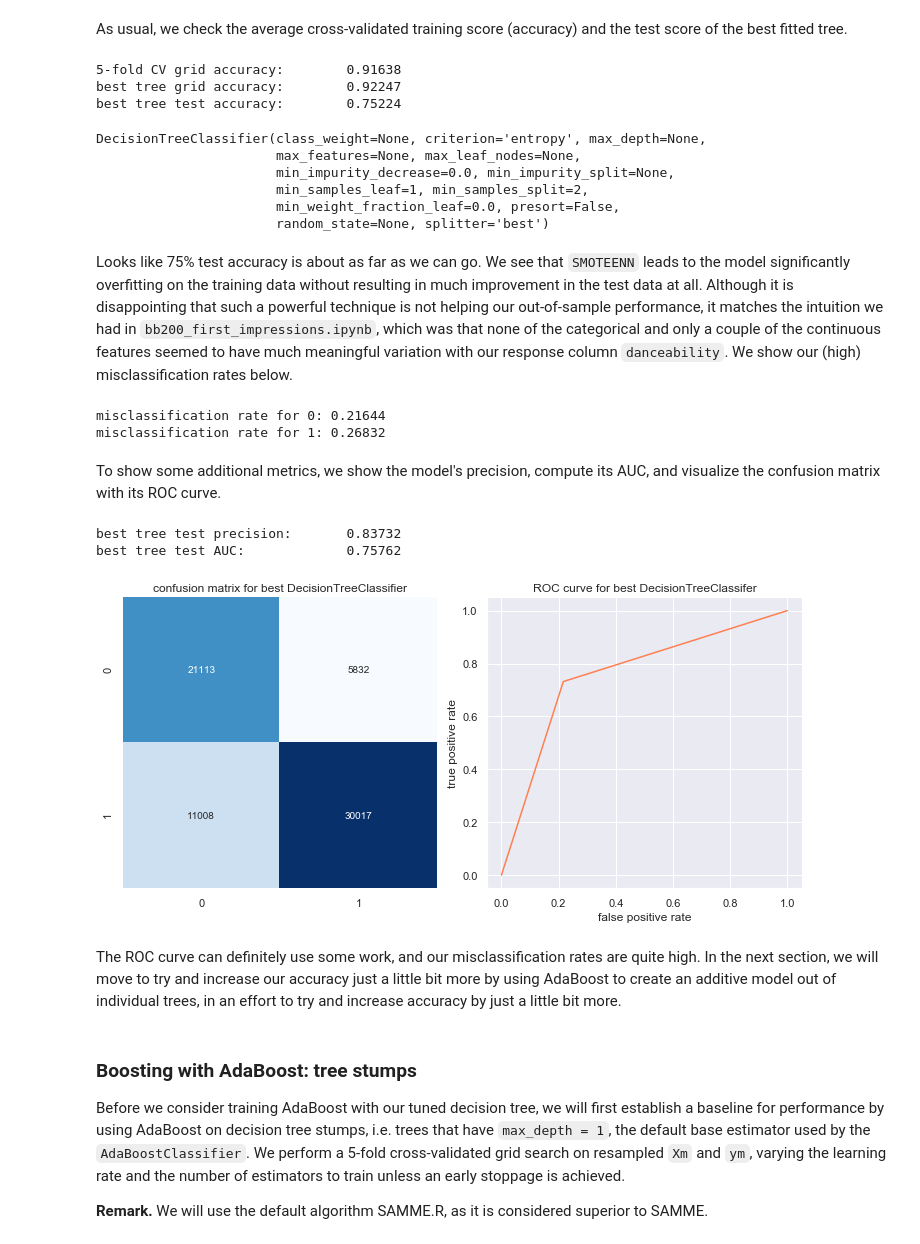
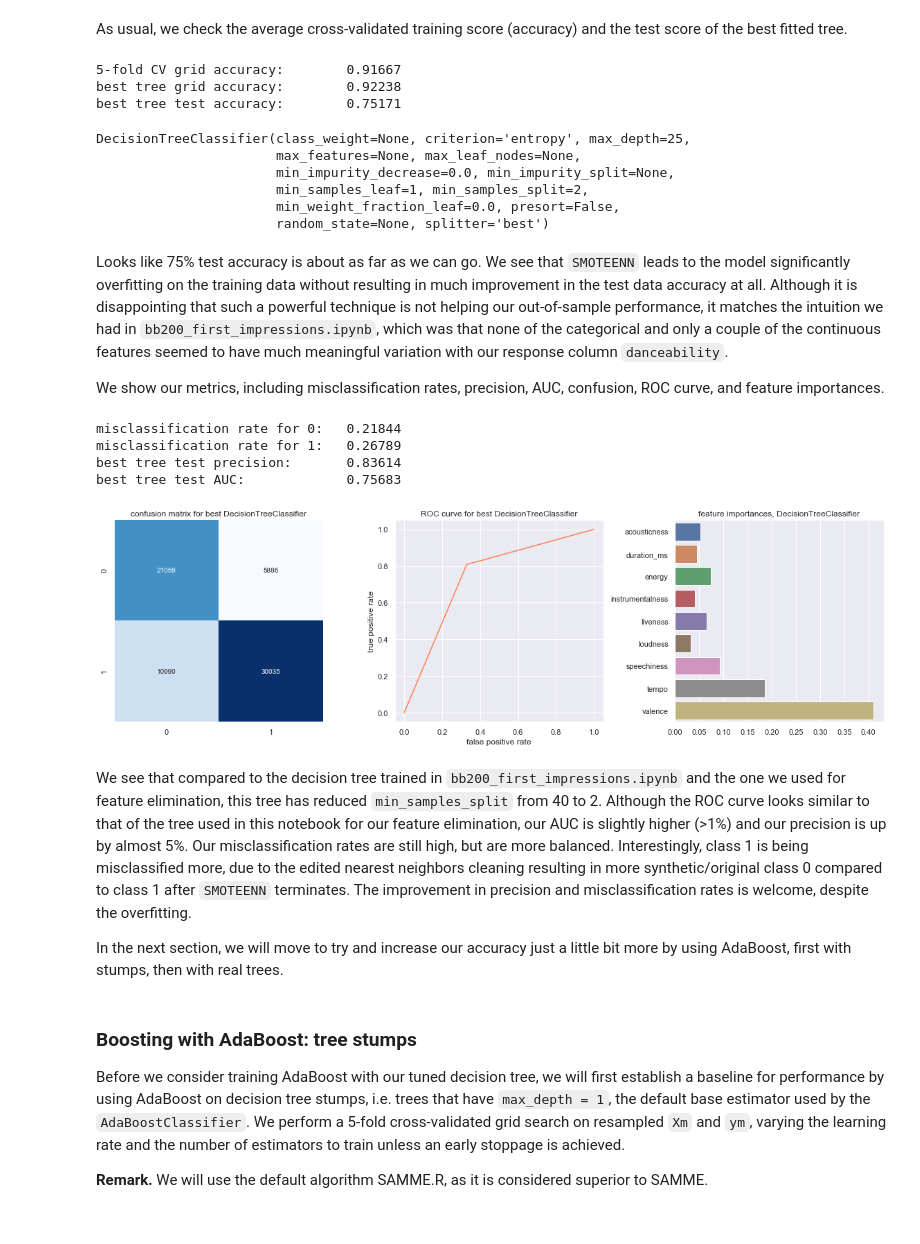
Before and after one commit to phetdam/tomodachi_proj, a Jupyter notebook: bb200_second_impression.ipynb, the cells around one changed output. Cells and saved outputs as stored; diff of their text form; code cells hidden in the pictures.

Commit message:
edited sections and retrained some models; added new section on full feature matrix training

```diff
--- a/bb200_second_impression.ipynb
+++ b/bb200_second_impression.ipynb
@@ -130,0 +131,22 @@ Hm, it looks like our tree has overfit a lot more than we have liked it to, as w
+# %%
+cmat = confusion_matrix(y_test, dtc_rfecv.predict(X_test))
+print("misclassification rate for 0:\t{0:.5f}\nmisclassification rate for 1:\t{1:.5f}"
+      "".format(cmat[0][1] / sum(cmat[0]), cmat[1][0] / sum(cmat[1])))
+# predicted values from test feature matrix
+y_test_pred = dtc_rfecv.predict(X_test)
+print("best tree test precision:\t{0:.5f}\nbest tree test AUC:\t\t{1:.5f}"
+      "".format(precision_score(y_test, y_test_pred), roc_auc_score(y_test, y_test_pred)))
+# get fpr, tpr
+y_test_fpr, y_test_tpr, thresholds = roc_curve(y_test, y_test_pred)
+fig, axs = plt.subplots(nrows = 1, ncols = 3, figsize = (16, 5))
+axs[0].set_title("confusion matrix for best DecisionTreeClassifier")
+sns.heatmap(cmat, annot = True, cmap = "Blues", cbar = False, ax = axs[0], fmt = "d")
+axs[1].set_title("ROC curve for best DecisionTreeClassifier")
+axs[1].set_xlabel("false positive rate")
+axs[1].set_ylabel("true positive rate")
+sns.lineplot(y_test_fpr, y_test_tpr, color = "coral", ax = axs[1])
+axs[2].set_title("feature importances, DecisionTreeClassifier")
+sns.barplot(data = pd.DataFrame([dtc_rfecv.estimator_.feature_importances_],
+                                columns = X.columns[dtc_rfecv.support_]), ax = axs[2], orient = "h")
+# supposed to prevent plots from overlapping but made the graphs more square
+fig.tight_layout()
@@ -189,7 +219,7 @@ We now perform a 5-fold cross-validated grid search using `GridSearchCV` to tune
 # new decision tree classifier; again use entropy
 dtc = DecisionTreeClassifier(criterion = "entropy")
 # same parameter grid as in bb200_first_impressions.ipynb but with some added values
-param_grid = {"min_samples_split": [2, 10, 20, 40, 50],
+param_grid = {"min_samples_split": [2, 10, 20, 40],
               "max_depth": [20, 25, 50, None],
               "max_features": ["auto", None]}
 # again use accuracy as scoring metric, 5 fold cross validation, and 2 core parallel
@@ -231,49 +260,51 @@ print("5-fold CV grid accuracy:\t{0:.5f}\nbest tree grid accuracy:\t{1:.5f}\n"
 # show our best decision tree estimator
 dtc_best
 # %% [output]
-5-fold CV grid accuracy:        0.91638
-best tree grid accuracy:        0.92247
-best tree test accuracy:        0.75224
+5-fold CV grid accuracy:        0.91667
+best tree grid accuracy:        0.92238
+best tree test accuracy:        0.75171
-DecisionTreeClassifier(class_weight=None, criterion='entropy', max_depth=None,
+DecisionTreeClassifier(class_weight=None, criterion='entropy', max_depth=25,
                        max_features=None, max_leaf_nodes=None,
                        min_impurity_decrease=0.0, min_impurity_split=None,
                        min_samples_leaf=1, min_samples_split=2,
                        min_weight_fraction_leaf=0.0, presort=False,
                        random_state=None, splitter='best')
 # %% [markdown]
-Looks like 75% test accuracy is about as far as we can go. We see that `SMOTEENN` leads to the model significantly overfitting on the training data without resulting in much improvement in the test data at all. Although it is disappointing that such a powerful technique is not helping our out-of-sample performance, it matches the intuition we had in `bb200_first_impressions.ipynb`, which was that none of the categorical and only a couple of the continuous features seemed to have much meaningful variation with our response column `danceability`. We show our (high) misclassification rates below.
+Looks like 75% test accuracy is about as far as we can go. We see that `SMOTEENN` leads to the model significantly overfitting on the training data without resulting in much improvement in the test data accuracy at all. Although it is disappointing that such a powerful technique is not helping our out-of-sample performance, it matches the intuition we had in `bb200_first_impressions.ipynb`, which was that none of the categorical and only a couple of the continuous features seemed to have much meaningful variation with our response column `danceability`.
+
+We show our metrics, including misclassification rates, precision, AUC, confusion, ROC curve, and feature importances.
-# %%
-# our confusion matrix
-cmat = confusion_matrix(ym_test, dtc_best.predict(Xm_test))
-print("misclassification rate for 0: {0:.5f}\nmisclassification rate for 1: {1:.5f}"
-      "".format(cmat[0][1] / sum(cmat[0]), cmat[1][0] / sum(cmat[1])))
-# %% [output]
-misclassification rate for 0: 0.21644
-misclassification rate for 1: 0.26832
-# %% [markdown]
-To show some additional metrics, we show the model's precision, compute its AUC, and visualize the confusion matrix with its ROC curve.
 # %%
+cmat = confusion_matrix(y_test, dtc_best.predict(Xm_test))
+print("misclassification rate for 0:\t{0:.5f}\nmisclassification rate for 1:\t{1:.5f}"
+      "".format(cmat[0][1] / sum(cmat[0]), cmat[1][0] / sum(cmat[1])))
 # predicted values from test feature matrix
 ym_test_pred = dtc_best.predict(Xm_test)
 print("best tree test precision:\t{0:.5f}\nbest tree test AUC:\t\t{1:.5f}"
       "".format(precision_score(ym_test, ym_test_pred), roc_auc_score(ym_test, ym_test_pred)))
 # get fpr, tpr
-ym_test_fpr, ym_test_tpr, thresholds = roc_curve(ym_test, ym_test_pred)
-fig, axs = plt.subplots(nrows = 1, ncols = 2, figsize = (10, 5))
+ym_test_fpr, ym_test_tpr, thresholds = roc_curve(y_test, y_test_pred)
+fig, axs = plt.subplots(nrows = 1, ncols = 3, figsize = (16, 5))
 axs[0].set_title("confusion matrix for best DecisionTreeClassifier")
 sns.heatmap(cmat, annot = True, cmap = "Blues", cbar = False, ax = axs[0], fmt = "d")
-axs[1].set_title("ROC curve for best DecisionTreeClassifer")
+axs[1].set_title("ROC curve for best DecisionTreeClassifier")
 axs[1].set_xlabel("false positive rate")
 axs[1].set_ylabel("true positive rate")
 sns.lineplot(ym_test_fpr, ym_test_tpr, color = "coral", ax = axs[1])
+axs[2].set_title("feature importances, DecisionTreeClassifier")
+sns.barplot(data = pd.DataFrame([dtc_best.feature_importances_],columns = Xm_test.columns),
+            ax = axs[2], orient = "h")
 # supposed to prevent plots from overlapping but made the graphs more square
 fig.tight_layout()
 # %% [output]
-best tree test precision:       0.83732
-best tree test AUC:             0.75762
+misclassification rate for 0:   0.21844
+misclassification rate for 1:   0.26789
+best tree test precision:       0.83614
+best tree test AUC:             0.75683
-[figure, old version]
+[figure, new version]
-# %% [markdown]
-The ROC curve can definitely use some work, and our misclassification rates are quite high. In the next section, we will move to try and increase our accuracy just a little bit more by using AdaBoost to create an additive model out of individual trees, in an effort to try and increase accuracy by just a little bit more.
+# %% [markdown]
+We see that compared to the decision tree trained in `bb200_first_impressions.ipynb` and the one we used for feature elimination, this tree has reduced `min_samples_split` from 40 to 2. Although the ROC curve looks similar to that of the tree used in this notebook for our feature elimination, our AUC is slightly higher (>1%) and our precision is up by almost 5%. Our misclassification rates are still high, but are more balanced. Interestingly, class 1 is being misclassified more, due to the edited nearest neighbors cleaning resulting in more synthetic/original class 0 compared to class 1 after `SMOTEENN` terminates. The improvement in precision and misclassification rates is welcome, despite the overfitting.
+
+In the next section, we will move to try and increase our accuracy just a little bit more by using AdaBoost, first with stumps, then with real trees.
 # %% [markdown]
 ### Boosting with AdaBoost: tree stumps
 
```
Also changed, not shown: parts of 33 cells of this notebook.
